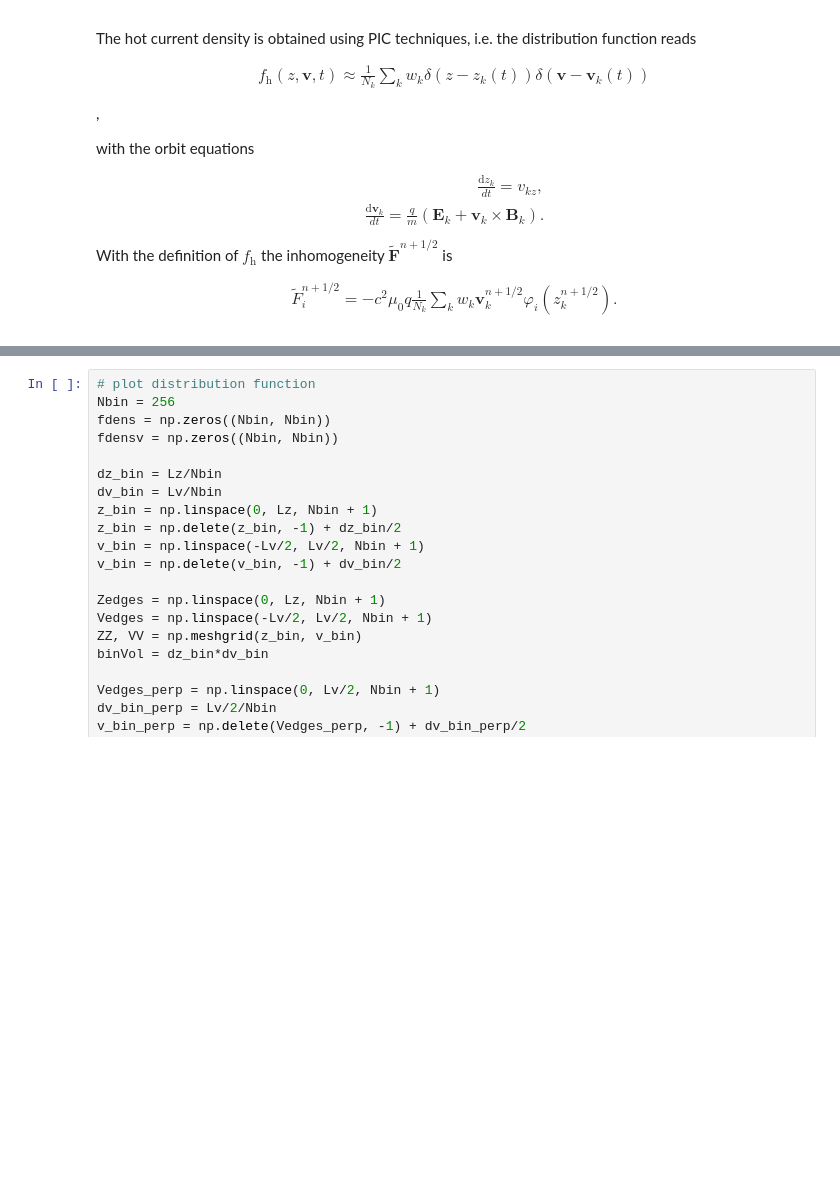
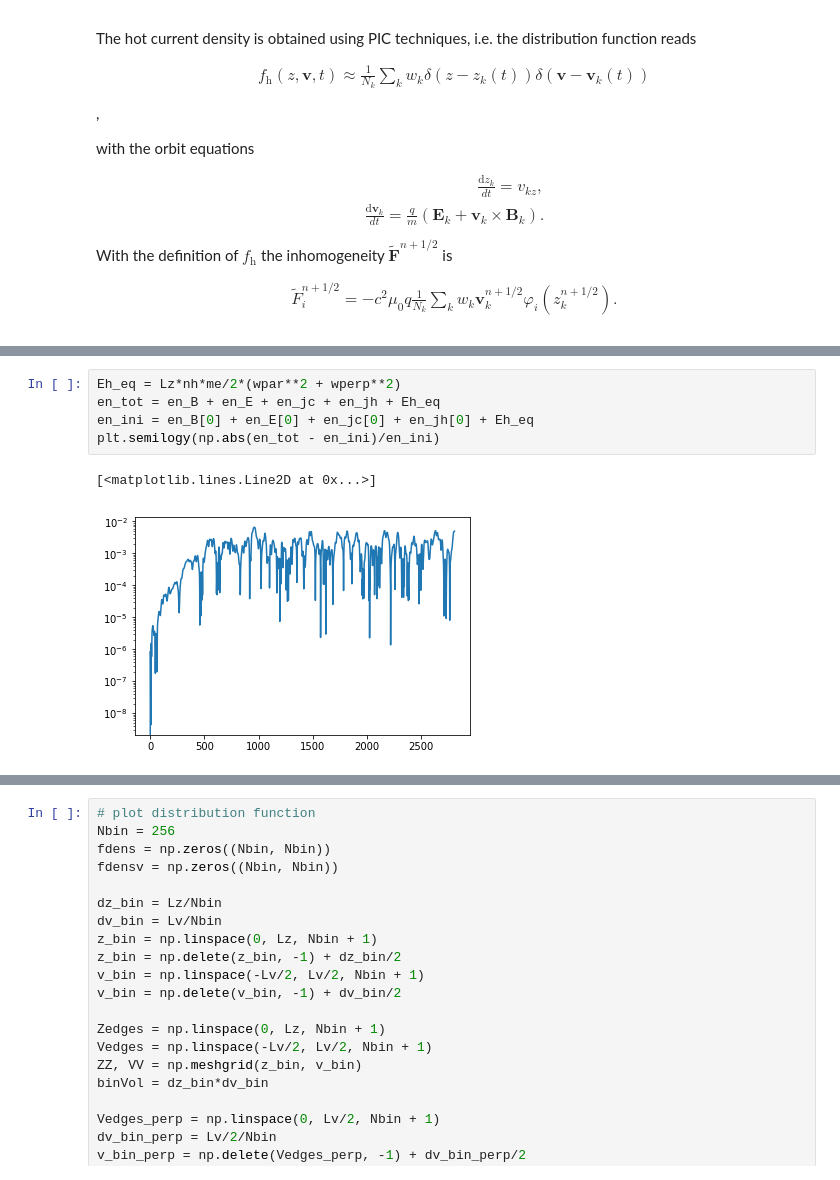
Before and after one commit to ratnania/mhd, a Jupyter notebook: 02_HybridModelling/01_Electron_Hybrid_Code.ipynb, the cells around one changed output, grey strips where cells are left out. Drawn from its saved outputs; the diff is of its cells as text; blank space fills up the shorter version.

```diff
--- a/02_HybridModelling/01_Electron_Hybrid_Code.ipynb
+++ b/02_HybridModelling/01_Electron_Hybrid_Code.ipynb
@@ -583,0 +583,8 @@ plt.semilogy(test)
+# %%
+Eh_eq = Lz*nh*me/2*(wpar**2 + wperp**2)
+en_tot = en_B + en_E + en_jc + en_jh + Eh_eq
+en_ini = en_B[0] + en_E[0] + en_jc[0] + en_jh[0] + Eh_eq
+plt.semilogy(np.abs(en_tot - en_ini)/en_ini)
+# %% [output]
+[<matplotlib.lines.Line2D at 0x...>]
+[figure, added]
```
Also changed, not shown: parts of 6 cells of this notebook, 5 other files.
